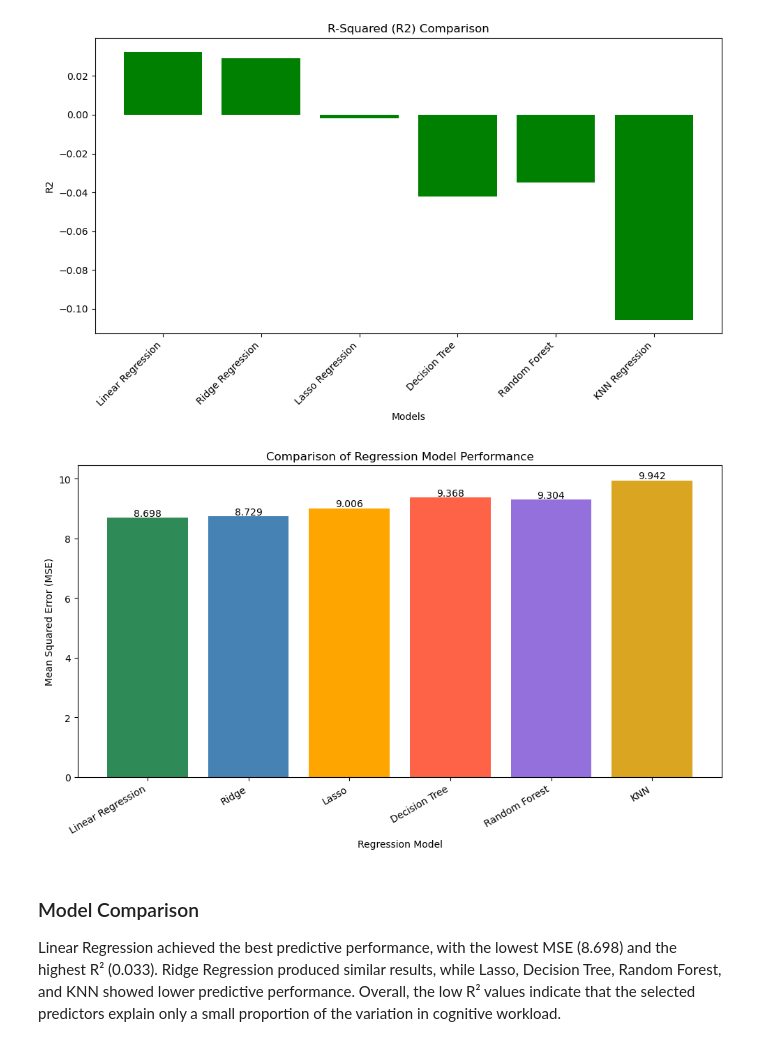
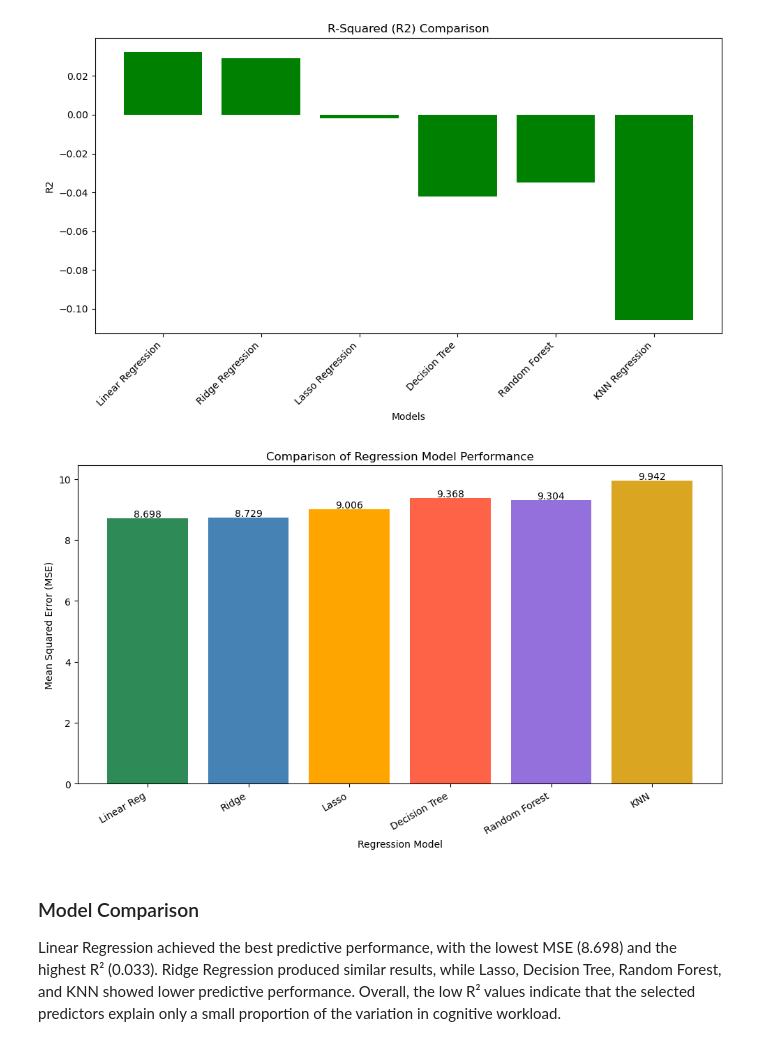
Before and after one commit to Chakuunaa/Evaluating-Dashboard-Design-Effectiveness-in-Data-Analytics, a Jupyter notebook: notebooks/01_Dissertation_Analysis.ipynb, the cells around one changed output. Cells and saved outputs as stored; diff of their text form; code cells hidden in the pictures.

Commit message:
Fix regression evaluation and add diagnostic analysis

```diff
--- a/notebooks/01_Dissertation_Analysis.ipynb
+++ b/notebooks/01_Dissertation_Analysis.ipynb
@@ -1236,3 +1331,25 @@ KNN Regression - MSE: 9.942118579207921
 KNN Regression - R2: -0.10588812811426251
 # %% [markdown]
 KNN Regression produced a negative R² (-0.106), indicating poor predictive performance on the test data.
+# %%
+# Linear Regression Model Evaluation
+
+from sklearn.linear_model import LinearRegression
+from sklearn.metrics import mean_squared_error, r2_score
+
+# Create the model
+lin_reg = LinearRegression()
+
+# Train the model
+lin_reg.fit(X_train_scaled, y_train)
+
+# Make predictions
+y_pred_linear = lin_reg.predict(X_test_scaled)
+
+# Evaluate the model
+mse_linear = mean_squared_error(y_test, y_pred_linear)
+r2_linear = r2_score(y_test, y_pred_linear)
+
+# Display results
+print("Linear Regression - MSE:", mse_linear)
+print("Linear Regression - R2:", r2_linear)
@@ -1308,50 +1428,38 @@ plt.show()
 [figure]
 # %%
 models = [
-    "Linear Regression",
-    "Ridge",
-    "Lasso",
-    "Decision Tree",
-    "Random Forest",
-    "KNN"
+    "Linear", "Ridge", "Lasso", "Decision Tree", "Random Forest", "KNN"
 ]
 
-mse_scores = [
-    mse_linear,
-    mse_ridge,
-    mse_lasso,
-    mse_dt,
-    mse_rf,
-    mse_knn
-]
+mse_scores = [mse_linear, mse_ridge, mse_lasso, mse_dt, mse_rf, mse_knn]
 
 plt.figure(figsize=(10, 6))
 
 bars = plt.bar(
     models,
     mse_scores,
     color=["seagreen", "steelblue", "orange",
            "tomato", "mediumpurple", "goldenrod"]
 )
 
 # Add values above bars
 for bar, value in zip(bars, mse_scores):
     plt.text(
         bar.get_x() + bar.get_width()/2,
         bar.get_height() + 0.05,
         f"{value:.3f}",
         ha="center"
     )
 
 plt.title("Comparison of Regression Model Performance")
 plt.xlabel("Regression Model")
 plt.ylabel("Mean Squared Error (MSE)")
 plt.xticks(rotation=30, ha="right")
 
 plt.tight_layout()
 plt.show()
 # %% [output]
-[figure, old version]
+[figure, new version]
 # %% [markdown]
 ### Model Comparison
 
```
Also changed, not shown: parts of 14 cells of this notebook, 2 other files.
